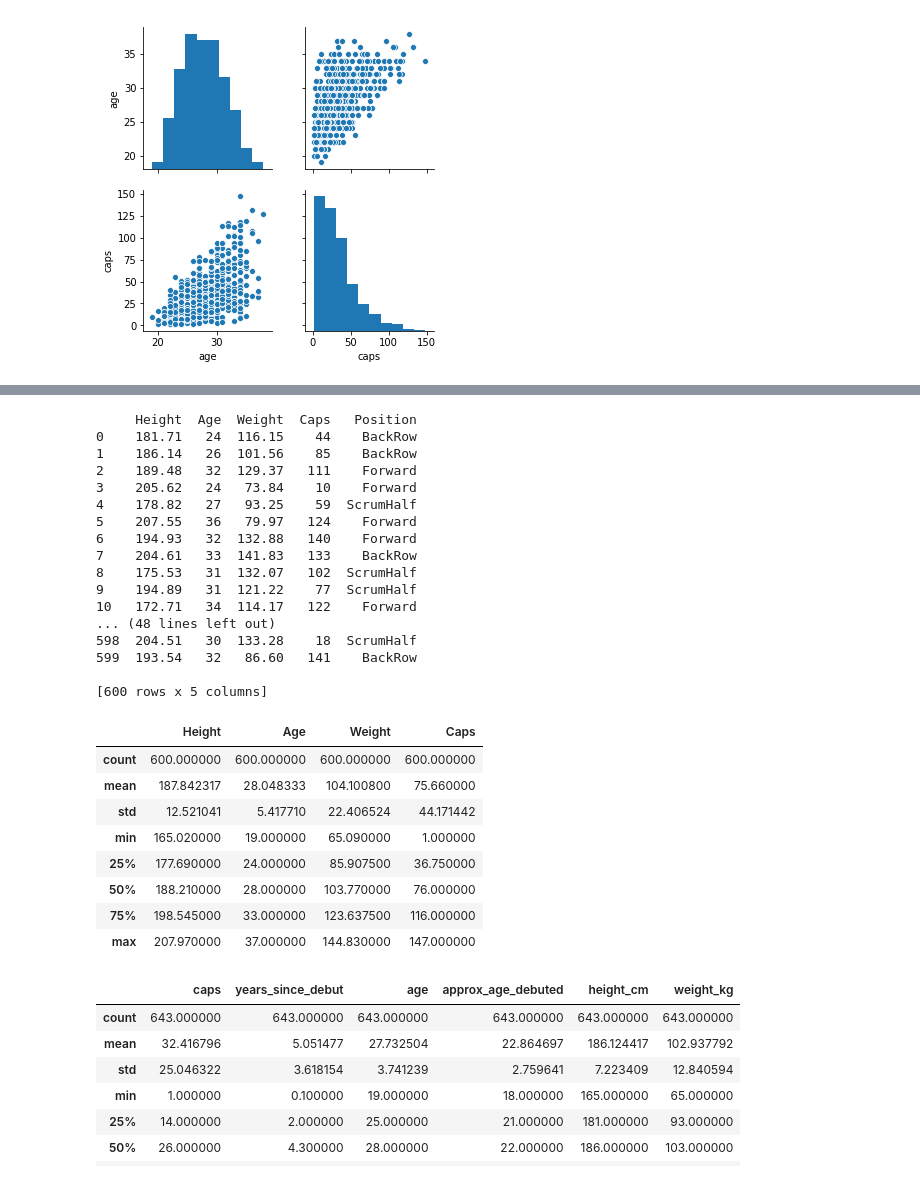
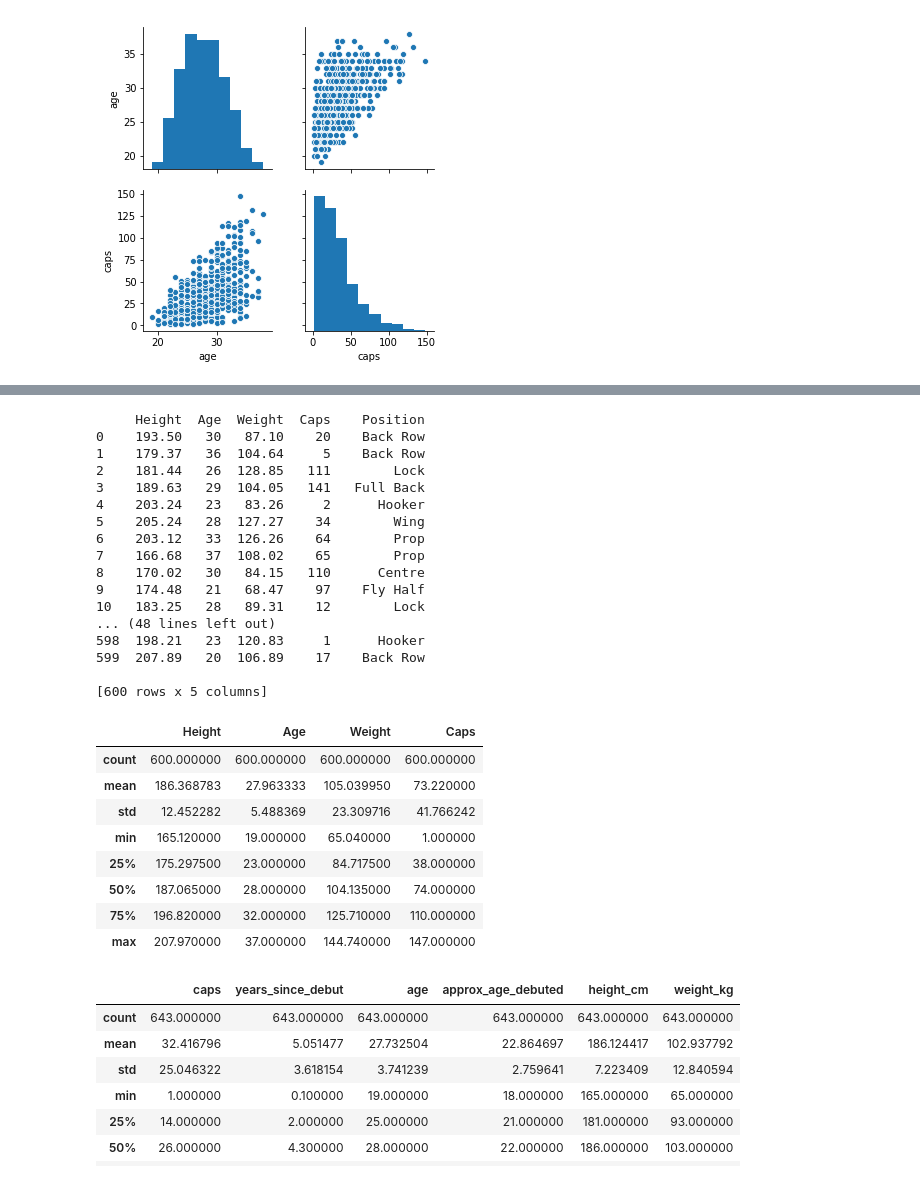
Before and after one commit to rossdavidhunter/Programming_Data_Analysis_Project, a Jupyter notebook: simulation.ipynb, the cells around one changed output, grey strips where cells are left out. Saved outputs shown, nothing was run; the diff lists cells and outputs as text; code cells hidden in the pictures.

```diff
--- a/simulation.ipynb
+++ b/simulation.ipynb
@@ -202,9 +228,9 @@ print(Height)
 # %%
 # Set Array
-Position = ['BackRow', 'Forward','ScrumHalf']
+Position = ['Back Row','Centre', 'Fly Half','Full Back','Hooker','Lock','Prop','Scrum Half','Wing']
 
 # Build Dataframe
-pos = np.random.choice(Position, 600, p=[0.3, 0.3,0.4])
+pos = np.random.choice(Position, 600, p=[0.19, 0.11,0.07,0.05,0.09,0.12,0.17,0.08,0.12])
 
 print(pos)
 # %% [output]
@@ -228,36 +254,36 @@ print(pos)
 # %%
-table = pd.DataFrame({'Height' : Height, 'Age' : Age, 'Weight' : Weight, 'Caps' : Caps, 'Position' : pos})
+Simtable = pd.DataFrame({'Height' : Height, 'Age' : Age, 'Weight' : Weight, 'Caps' : Caps, 'Position' : pos})
 print(table)
 # %% [output]
-     Height  Age  Weight  Caps   Position
-0    181.71   24  116.15    44    BackRow
-1    186.14   26  101.56    85    BackRow
-2    189.48   32  129.37   111    Forward
-3    205.62   24   73.84    10    Forward
-4    178.82   27   93.25    59  ScrumHalf
-5    207.55   36   79.97   124    Forward
-6    194.93   32  132.88   140    Forward
-7    204.61   33  141.83   133    BackRow
-8    175.53   31  132.07   102  ScrumHalf
-9    194.89   31  121.22    77  ScrumHalf
-10   172.71   34  114.17   122    Forward
+     Height  Age  Weight  Caps    Position
+0    193.50   30   87.10    20    Back Row
+1    179.37   36  104.64     5    Back Row
+2    181.44   26  128.85   111        Lock
+3    189.63   29  104.05   141   Full Back
+4    203.24   23   83.26     2      Hooker
+5    205.24   28  127.27    34        Wing
+6    203.12   33  126.26    64        Prop
+7    166.68   37  108.02    65        Prop
+8    170.02   30   84.15   110      Centre
+9    174.48   21   68.47    97    Fly Half
+10   183.25   28   89.31    12        Lock
 ... (48 lines left out)
-598  204.51   30  133.28    18  ScrumHalf
-599  193.54   32   86.60   141    BackRow
+598  198.21   23  120.83     1      Hooker
+599  207.89   20  106.89    17    Back Row
 
 [600 rows x 5 columns]
 # %%
-table.describe()
+Simtable.describe()
 # %% [output]
 |  | Height | Age | Weight | Caps |
 | count | 600.000000 | 600.000000 | 600.000000 | 600.000000 |
-| mean | 187.842317 | 28.048333 | 104.100800 | 75.660000 |
-| std | 12.521041 | 5.417710 | 22.406524 | 44.171442 |
-| min | 165.020000 | 19.000000 | 65.090000 | 1.000000 |
-| 25% | 177.690000 | 24.000000 | 85.907500 | 36.750000 |
-| 50% | 188.210000 | 28.000000 | 103.770000 | 76.000000 |
-| 75% | 198.545000 | 33.000000 | 123.637500 | 116.000000 |
-| max | 207.970000 | 37.000000 | 144.830000 | 147.000000 |
+| mean | 186.368783 | 27.963333 | 105.039950 | 73.220000 |
+| std | 12.452282 | 5.488369 | 23.309716 | 41.766242 |
+| min | 165.120000 | 19.000000 | 65.040000 | 1.000000 |
+| 25% | 175.297500 | 23.000000 | 84.717500 | 38.000000 |
+| 50% | 187.065000 | 28.000000 | 104.135000 | 74.000000 |
+| 75% | 196.820000 | 32.000000 | 125.710000 | 110.000000 |
+| max | 207.970000 | 37.000000 | 144.740000 | 147.000000 |
 # %%
 df.describe()
 # %% [output]
```
Also changed, not shown: parts of 11 cells of this notebook, 1 other file.
